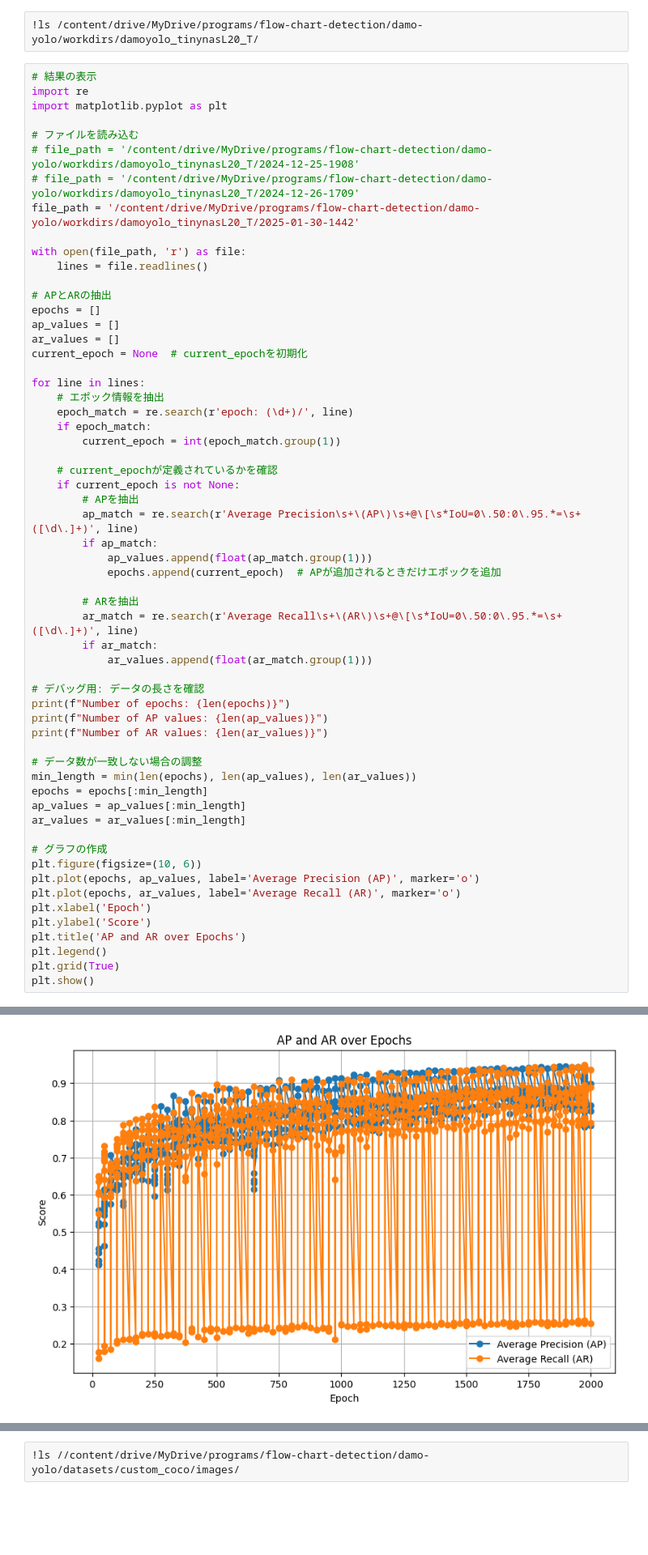
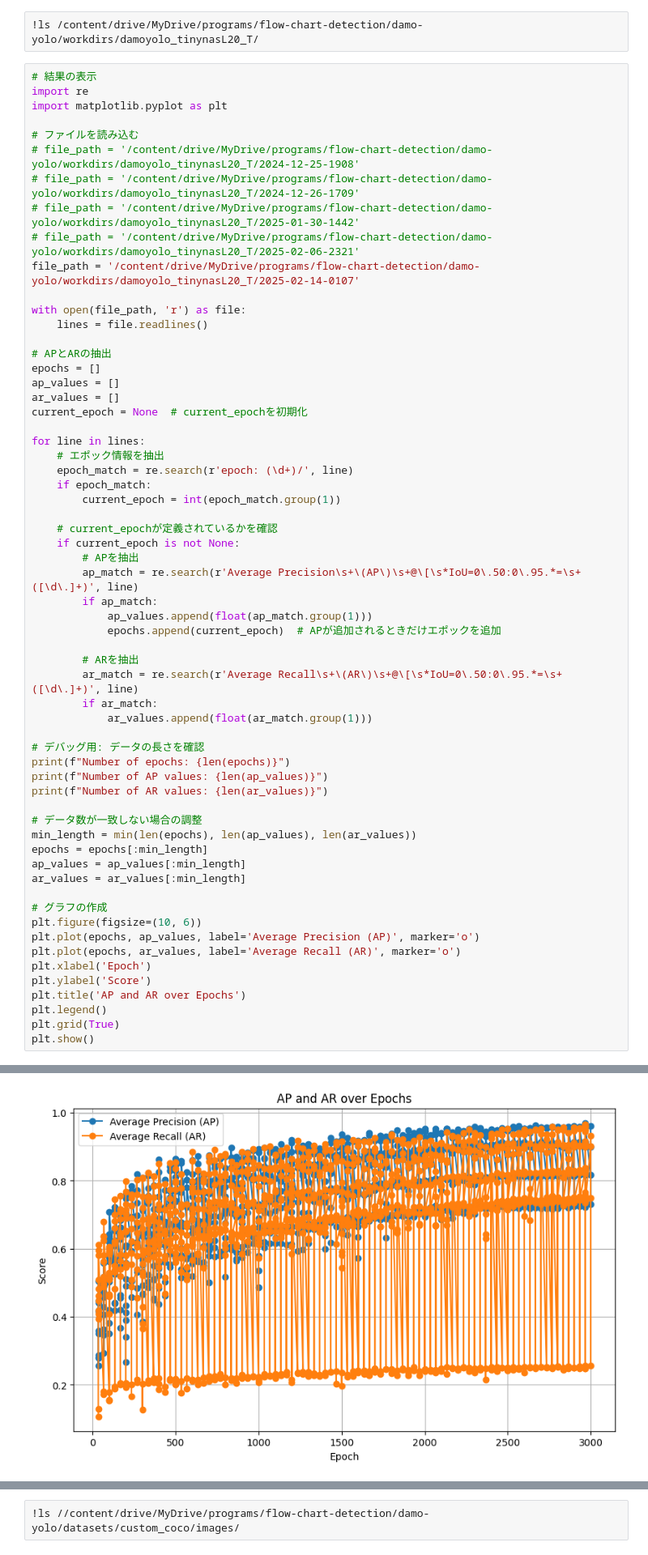
Before and after one commit to galirage/Arrow-Guided-VLM-Enhancing-Flowchart-Understanding-via-Arrow-Direction-Encoding, a Jupyter notebook: notebook/G_detect_flowchart_yoloDamo.ipynb, the cells around one changed output, grey strips where cells are left out. Shown at 81% size. Drawn from its saved outputs; the diff is of its cells as text; blank space fills up the shorter version.

```diff
--- a/notebook/G_detect_flowchart_yoloDamo.ipynb
+++ b/notebook/G_detect_flowchart_yoloDamo.ipynb
@@ -559,7 +683,9 @@ import matplotlib.pyplot as plt
 # ファイルを読み込む
 # file_path = '/content/drive/MyDrive/programs/flow-chart-detection/damo-yolo/workdirs/damoyolo_tinynasL20_T/2024-12-25-1908'
 # file_path = '/content/drive/MyDrive/programs/flow-chart-detection/damo-yolo/workdirs/damoyolo_tinynasL20_T/2024-12-26-1709'
-file_path = '/content/drive/MyDrive/programs/flow-chart-detection/damo-yolo/workdirs/damoyolo_tinynasL20_T/2025-01-30-1442'
+# file_path = '/content/drive/MyDrive/programs/flow-chart-detection/damo-yolo/workdirs/damoyolo_tinynasL20_T/2025-01-30-1442'
+# file_path = '/content/drive/MyDrive/programs/flow-chart-detection/damo-yolo/workdirs/damoyolo_tinynasL20_T/2025-02-06-2321'
+file_path = '/content/drive/MyDrive/programs/flow-chart-detection/damo-yolo/workdirs/damoyolo_tinynasL20_T/2025-02-14-0107'
 
 with open(file_path, 'r') as file:
     lines = file.readlines()
@@ -617 +743 @@ Number of AR values: 1272
-[figure, old version]
+[figure, new version]
```
Also changed, not shown: parts of 32 cells of this notebook.
